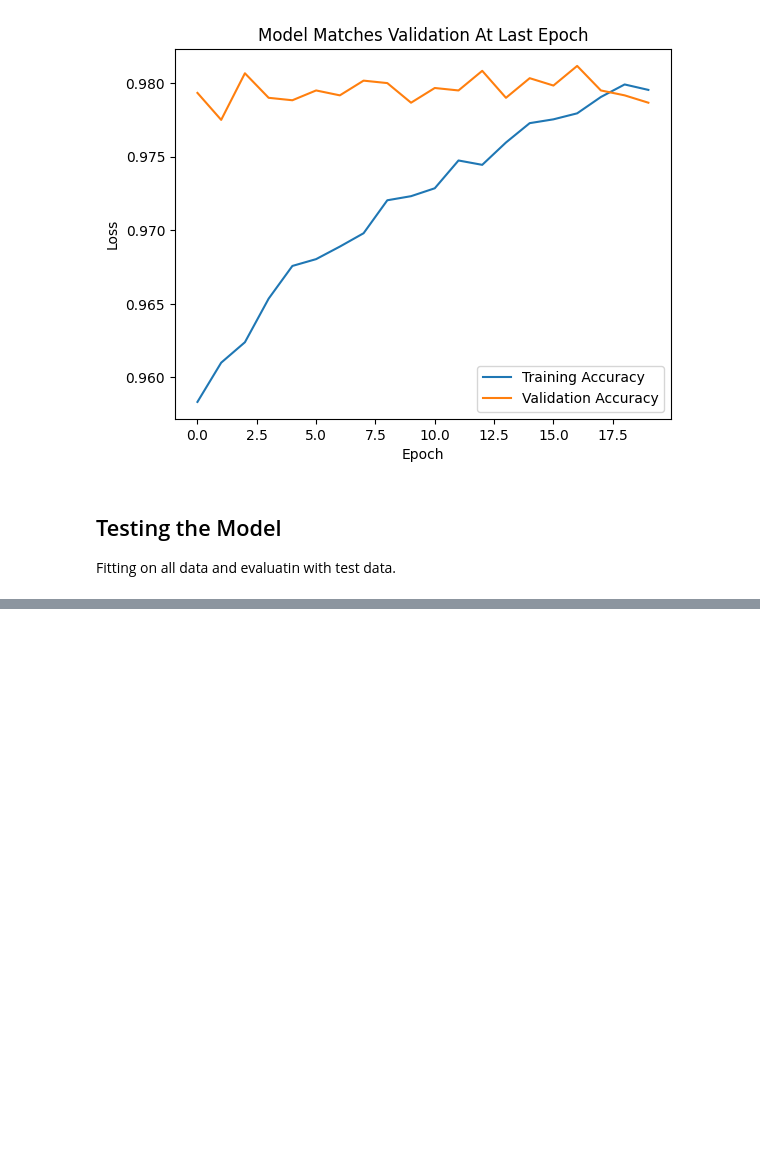
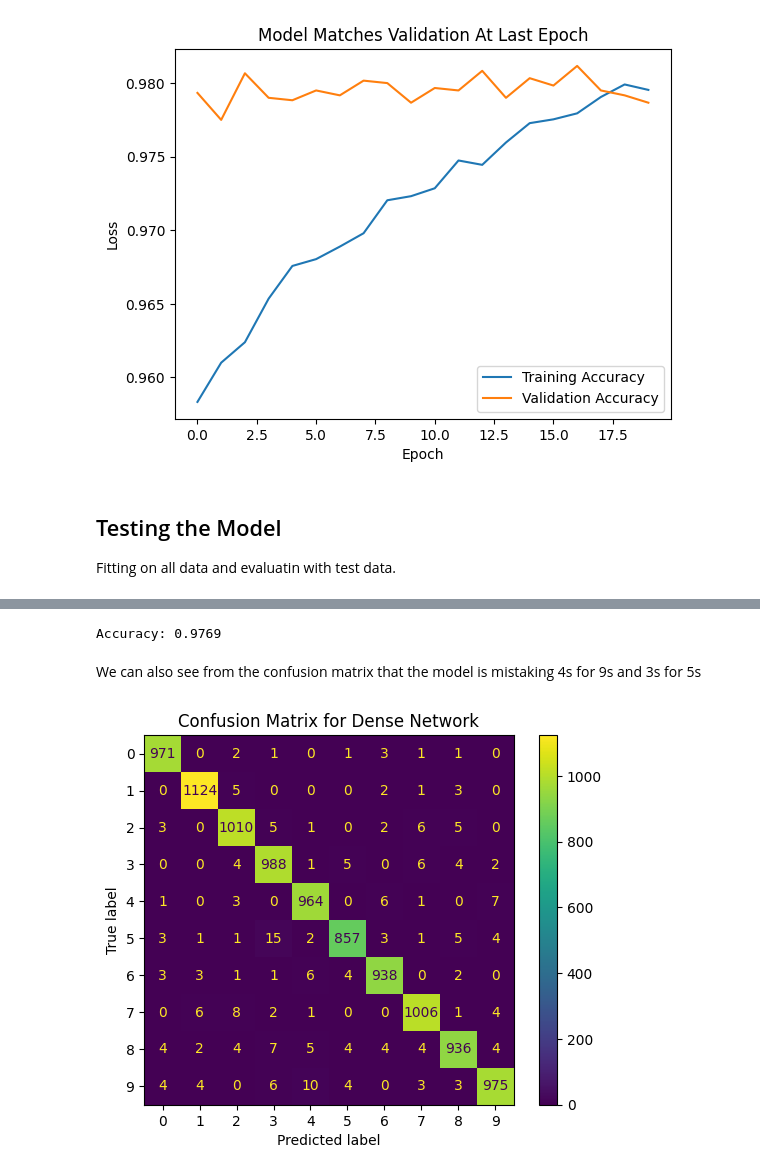
Before and after one commit to gclembo/mnist_digit_recognition, a Jupyter notebook: digit_recognition.ipynb, the cells around one changed output, grey strips where cells are left out. Saved outputs shown, nothing was run; the diff lists cells and outputs as text; code cells hidden in the pictures; blank space fills up the shorter version.

Commit message:
added convolution netork and predicted own digits

```diff
--- a/digit_recognition.ipynb
+++ b/digit_recognition.ipynb
@@ -141,17 +142,16 @@ simple_model = tf.keras.models.Sequential([
     tf.keras.layers.Input(shape=(28, 28)),
     tf.keras.layers.Flatten(),
     tf.keras.layers.Dense(units=64, activation='relu'),
-    tf.keras.layers.Dropout(0.1),
+    tf.keras.layers.Dropout(rate=0.1),
     tf.keras.layers.Dense(units=32, activation='relu'),
-    tf.keras.layers.Dropout(0.1),
+    tf.keras.layers.Dropout(rate=0.1),
     tf.keras.layers.Dense(units=10)
 ])
+simple_model.summary()
 
 simple_model.compile(
     optimizer=tf.keras.optimizers.Adam(learning_rate=0.0001),
     loss=tf.keras.losses.SparseCategoricalCrossentropy(from_logits='True'),
     metrics=['accuracy']
 )
-
-simple_model.fit(x_train, y_train, batch_size=10, epochs=20, verbose=2)
 # %% [output]
@@ -176 +177,3 @@ Epoch 20/20
+# %%
+simple_model.fit(x_train, y_train, batch_size=10, epochs=23, verbose=2)
 # %% [markdown]
@@ -178,3 +181,3 @@ Final acuracy around 97%
 # %%
-simple_model.evaluate(x_test, y_test)
+predictions = tf.nn.softmax(simple_model.predict(x_test_expanded)).numpy().argmax(axis=-1)
 # %% [output]
@@ -182,0 +185,13 @@ simple_model.evaluate(x_test, y_test)
+# %%
+print('Accuracy:', accuracy_score(y_true=y_test, y_pred=predictions))
+cm = confusion_matrix(y_true=y_test, y_pred=predictions)
+# %% [output]
+Accuracy: 0.9769
+# %% [markdown]
+We can also see from the confusion matrix that the model is mistaking 4s for 9s and 3s for 5s
+# %%
+ConfusionMatrixDisplay(cm).plot()
+plt.title('Confusion Matrix for Dense Network')
+plt.show()
+# %% [output]
+[figure, added]
```
Also changed, not shown: parts of 27 cells of this notebook.
